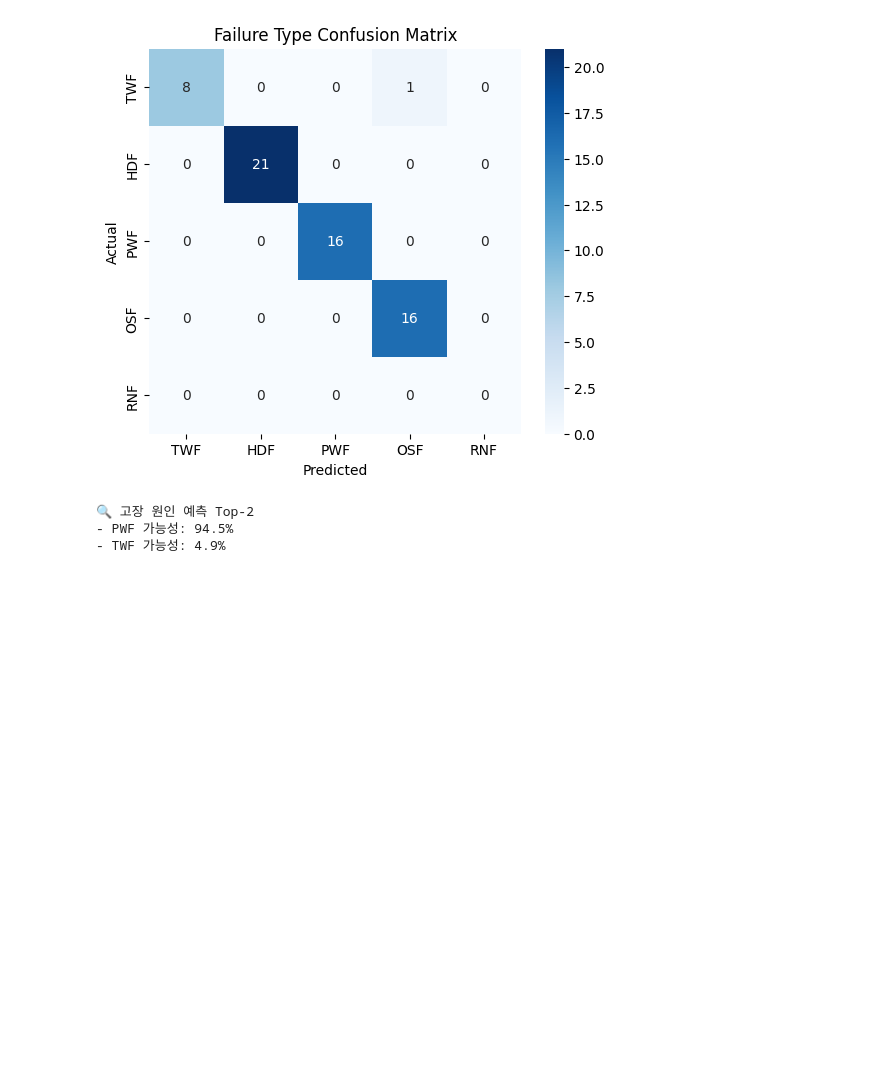
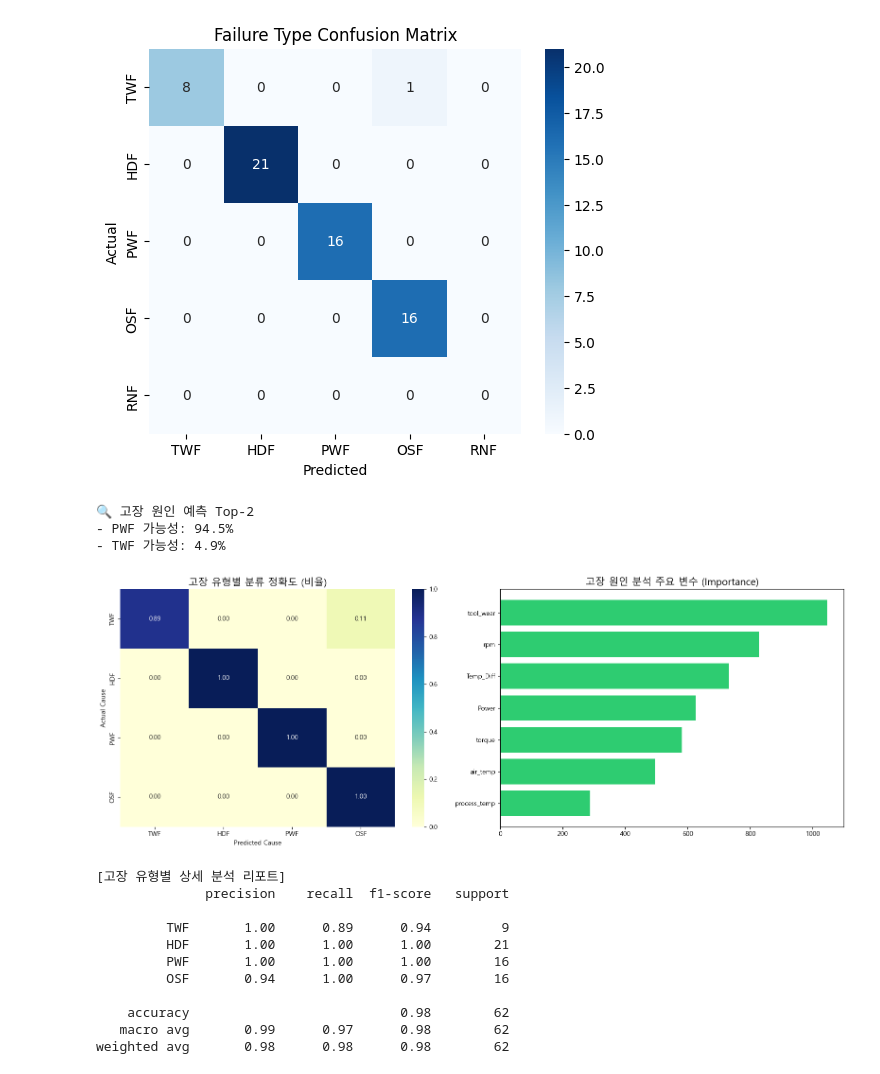
Before and after one commit to kod0751/EquipGuard, a Jupyter notebook: ml/notebooks/다중 분류 모델.ipynb, the cells around one changed output. Saved outputs shown, nothing was run; the diff lists cells and outputs as text; code cells hidden in the pictures; blank space fills up the shorter version.

Commit message:
test: ML모델들 성능 시각화

```diff
--- a/ml/notebooks/다중 분류 모델.ipynb
+++ b/ml/notebooks/다중 분류 모델.ipynb
@@ -7,7 +7,7 @@ from imblearn.over_sampling import SMOTE
 from lightgbm import LGBMClassifier
 
 # 1. 데이터 로드
-df = pd.read_csv('./machine_failure.csv')
+df = pd.read_csv('../data/raw/machine_failure.csv')
 
 # 2. 고장 데이터만 사용
 df_failure = df[df['Machine failure'] == 1].copy()
@@ -218,3 +218,68 @@ for idx in top2:
 🔍 고장 원인 예측 Top-2
 - PWF 가능성: 94.5%
 - TWF 가능성: 4.9%
+# %%
+import matplotlib.pyplot as plt
+import seaborn as sns
+from sklearn.metrics import confusion_matrix, classification_report
+import numpy as np
+
+def visualize_2nd_model(model, X_test, y_test, failure_map):
+    # 한글 폰트 설정
+    plt.rcParams['font.family'] = 'Malgun Gothic'
+    plt.rcParams['axes.unicode_minus'] = False
+
+    # 예측값 생성
+    y_pred = model.predict(X_test)
+
+    # [수정 포인트] 현재 데이터에 실제로 존재하는 클래스들만 추출
+    unique_labels = np.unique(np.concatenate([y_test, y_pred]))
+    labels_names = [failure_map[i] for i in unique_labels]
+
+    fig, ax = plt.subplots(1, 2, figsize=(16, 6))
+
+    # --- [그래프 1] Confusion Matrix ---
+    cm = confusion_matrix(y_test, y_pred, labels=unique_labels)
+    # 비율로 표시 (0으로 나누기 방지)
+    cm_sum = cm.sum(axis=1)[:, np.newaxis]
+    cm_norm = np.divide(cm.astype('float'), cm_sum, out=np.zeros_like(cm.astype('float')), where=cm_sum!=0)
+
+    sns.heatmap(cm_norm, annot=True, fmt='.2f', cmap='YlGnBu', ax=ax[0],
+                xticklabels=labels_names, yticklabels=labels_names)
+    ax[0].set_title('고장 유형별 분류 정확도 (비율)', fontsize=15)
+    ax[0].set_xlabel('Predicted Cause')
+    ax[0].set_ylabel('Actual Cause')
+
+    # --- [그래프 2] Feature Importance ---
+    # LightGBM의 경우 feature_importances_ 속성 사용
+    importances = model.feature_importances_
+    indices = np.argsort(importances)
+    feature_names = X_test.columns
+
+    ax[1].barh(range(len(indices)), importances[indices], color='#2ecc71', align='center')
+    ax[1].set_yticks(range(len(indices)))
+    ax[1].set_yticklabels([feature_names[i] for i in indices])
+    ax[1].set_title('고장 원인 분석 주요 변수 (Importance)', fontsize=15)
+
+    plt.tight_layout()
+    plt.show()
+
+    # 상세 리포트 출력 (존재하는 라벨만 적용)
+    print("\n[고장 유형별 상세 분석 리포트]")
+    print(classification_report(y_test, y_pred, labels=unique_labels, target_names=labels_names))
+
+# 실행
+visualize_2nd_model(model2, X_test, y_test, failure_map)
+# %% [output]
+[figure, added]
+[고장 유형별 상세 분석 리포트]
+              precision    recall  f1-score   support
+
+         TWF       1.00      0.89      0.94         9
+         HDF       1.00      1.00      1.00        21
+         PWF       1.00      1.00      1.00        16
+         OSF       0.94      1.00      0.97        16
+
+    accuracy                           0.98        62
+   macro avg       0.99      0.97      0.98        62
+weighted avg       0.98      0.98      0.98        62
```
Also changed, not shown: parts of 1 cell of this notebook, 1 other file.
